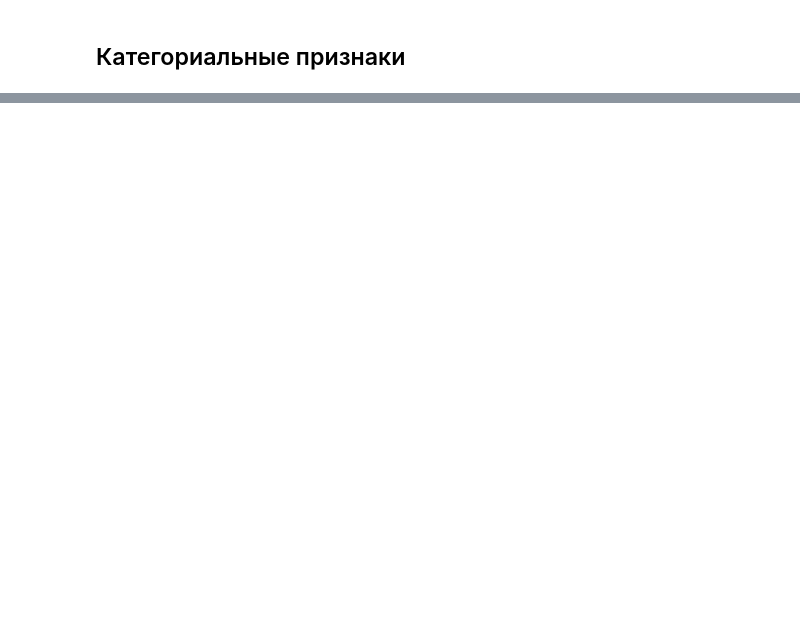
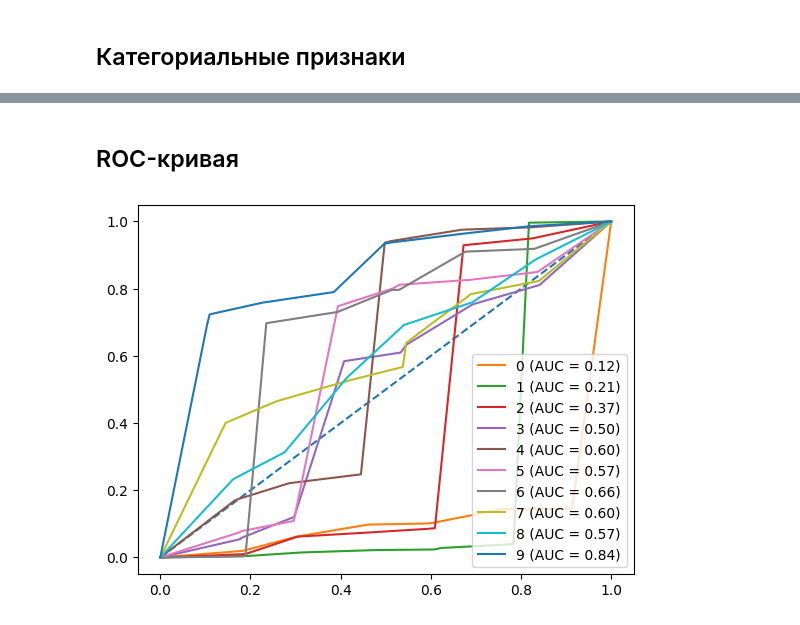
Before and after one commit to Grischenkov/NeuralNetworks, a Jupyter notebook: Lab3/solution.ipynb, the cells around one changed output, grey strips where cells are left out. Cells and saved outputs as stored; diff of their text form; code cells hidden in the pictures; blank space fills up the shorter version.

```diff
--- a/Lab3/solution.ipynb
+++ b/Lab3/solution.ipynb
@@ -71,0 +154,6 @@ Test dataset shape:  (10000, 28, 28), (10000, 10)
+# %% [markdown]
+## ROC-кривая
+# %%
+Plot.plot_roc_curve(y_true=true, y_pred=pred, labels=[0,1,2,3,4,5,6,7,8,9])
+# %% [output]
+[figure, added]
```
Also changed, not shown: parts of 16 cells of this notebook.
